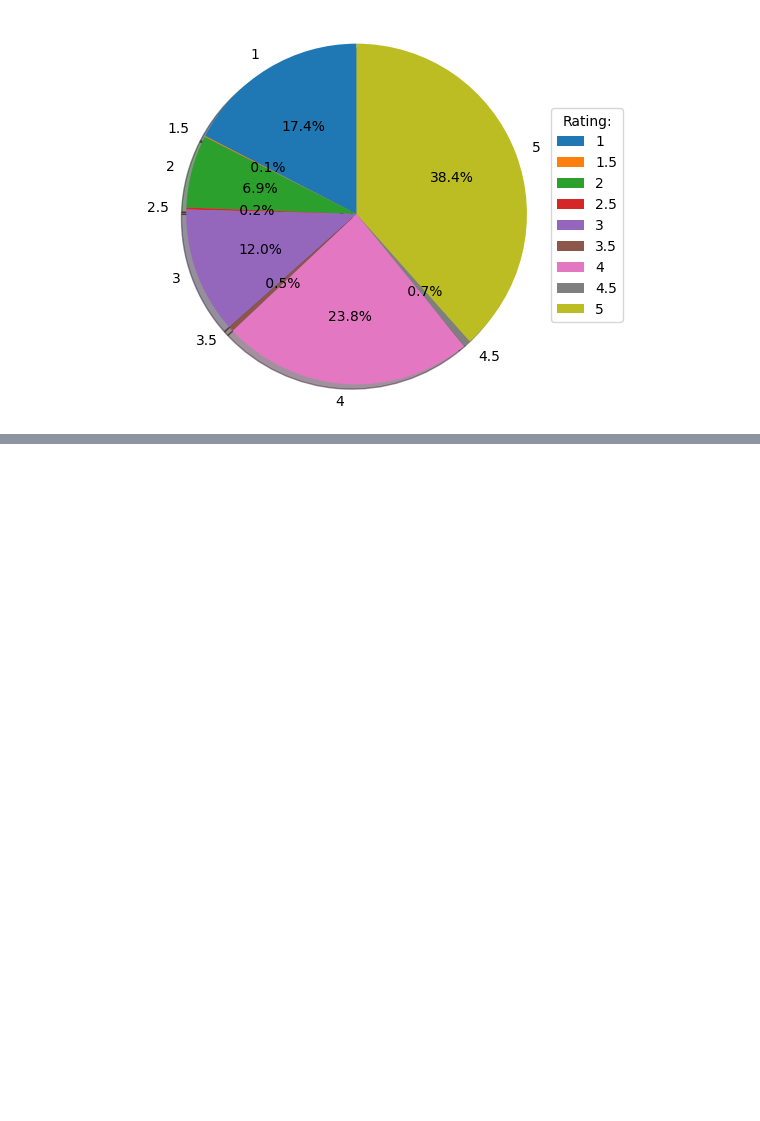
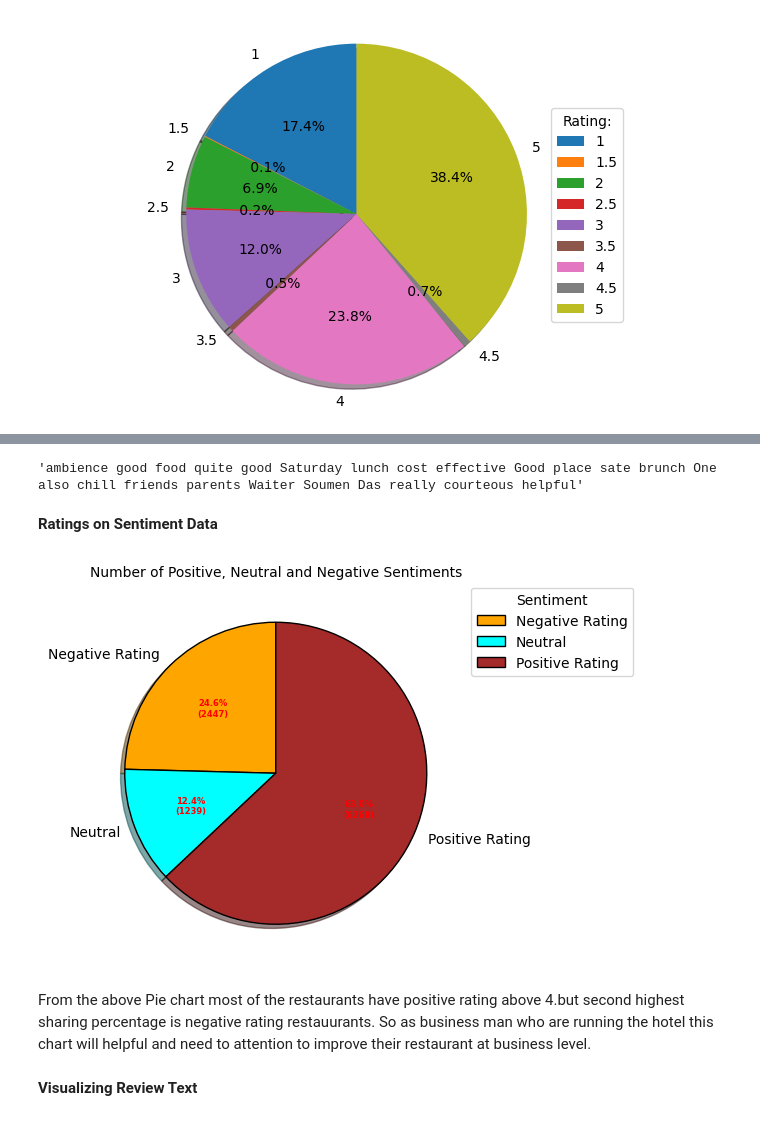
Before and after one commit to rohit-1026/Zomato-Restaurant-Clustering-and-Sentiment-Analysis, a Jupyter notebook: ZOMATO_RESTAURANT_CLUSTERING_AND_SENTIMENT_ANALYSIS.ipynb, the cells around one changed output, grey strips where cells are left out. Cells and saved outputs as stored; diff of their text form; code cells hidden in the pictures; blank space fills up the shorter version.

```diff
--- a/ZOMATO_RESTAURANT_CLUSTERING_AND_SENTIMENT_ANALYSIS.ipynb
+++ b/ZOMATO_RESTAURANT_CLUSTERING_AND_SENTIMENT_ANALYSIS.ipynb
@@ -1375,0 +1441,10 @@ Most of the reviwer have rating with 5 and they have more number follower. becau
+# %%
+def text_process(review):
+  #removing the punctuation if any in the review column
+    nopunc =[char for char in review if char not in string.punctuation]
+    nopunc=''.join(nopunc)
+    #return the review column with removing english stopwords
+    return ' '.join([word for word in nopunc.split() if word.lower() not in stopwords.words('english')])
+# %%
+#Calling the text process function
+sent_data['Review'] = sent_data['Review'].apply(text_process)
@@ -1375,0 +1462,50 @@ Most of the reviwer have rating with 5 and they have more number follower. becau
+# %%
+sent_data.Review[0]
+# %% [output]
+'ambience good food quite good Saturday lunch cost effective Good place sate brunch One also chill friends parents Waiter Soumen Das really courteous helpful'
+# %% [markdown]
+**Ratings on Sentiment Data**
+# %%
+#assigning ratings into positive, neutral and negative sentiments for visualization
+sent_data['sentiment'] = sent_data['Rating'].apply(lambda rating : 1 if rating > 3.5 else (0 if 3 <= rating <= 3.5 else -1))
+# %%
+#Creating the pie chart based on Sentiment-Rating
+# Creating dataset
+label = ['Negative Rating', 'Neutral',
+		'Positive Rating']
+sentiment=sent_data.groupby('sentiment').size()
+data = [sentiment]
+
+# Creating color parameters
+colors = ( "orange", "cyan", "brown")
+
+# Wedge properties
+wp = { 'linewidth' : 1, 'edgecolor' : "black" }
+
+# Creating autocpt arguments
+def func(pct, allvalues):
+	absolute = int(pct / 100.*np.sum(allvalues))
+	return "{:.1f}%\n({:d})".format(pct, absolute)
+
+# Creating plot
+fig, ax = plt.subplots(figsize =(5, 5))
+wedges, texts, autotexts = ax.pie(data,autopct = lambda pct: func(pct, data),labels = label,shadow = True,colors = colors,startangle = 90,
+                                  wedgeprops = wp,textprops = dict(color ="black"))
+
+# Adding legend
+ax.legend(wedges, label,
+		title ="Sentiment",
+		loc ="center left",
+		bbox_to_anchor =(1, 0, 0.5, 1.75))
+
+plt.setp(autotexts, color='red',size = 6, weight ="bold")
+ax.set_title("Number of Positive, Neutral and Negative Sentiments",size=10)
+
+# show plot
+plt.show()
+# %% [output]
+[figure, added]
+# %% [markdown]
+From the above Pie chart most of the restaurants have positive rating above 4.but second highest sharing percentage is negative rating restauurants. So as business  man who are running the hotel this chart will helpful and need to attention to improve their restaurant at business level.
+# %% [markdown]
+**Visualizing Review Text**
```
Also changed, not shown: parts of 28 cells of this notebook.
